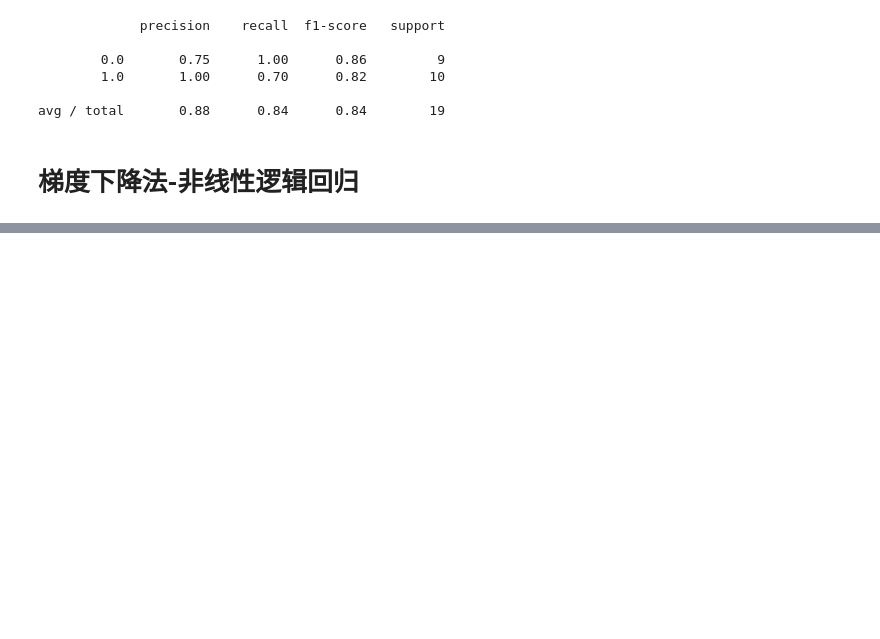
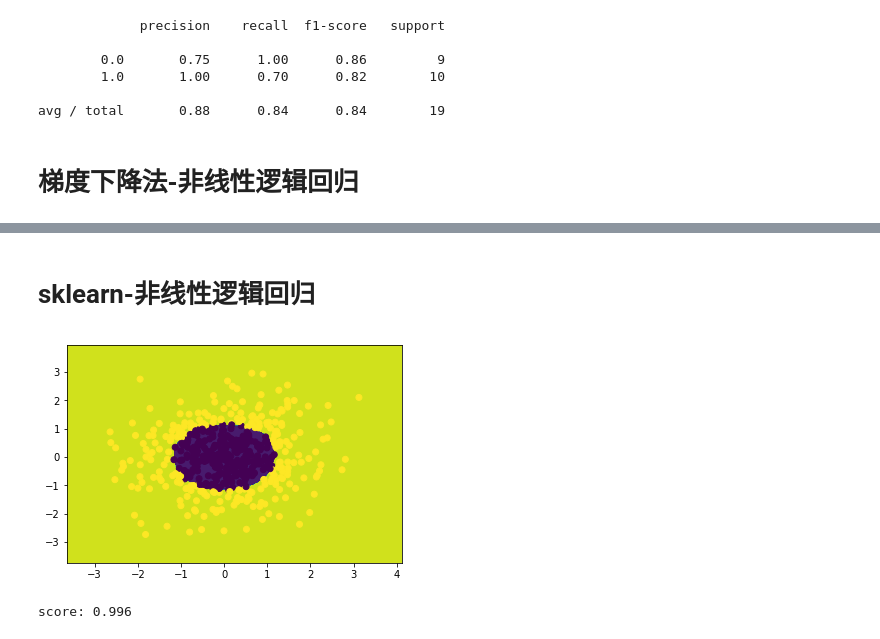
Before and after one commit to shivay-cheung/machine-learning, a Jupyter notebook: 8. 逻辑回归/逻辑回归.ipynb, the cells around one changed output, grey strips where cells are left out. Saved outputs shown, nothing was run; the diff lists cells and outputs as text; code cells hidden in the pictures; blank space fills up the shorter version.

```diff
--- a/8. 逻辑回归/逻辑回归.ipynb
+++ b/8. 逻辑回归/逻辑回归.ipynb
@@ -313,0 +314,73 @@ avg / total       1.00      1.00      1.00        19
+# %% [markdown]
+# sklearn-非线性逻辑回归
+# %%
+import numpy as np
+import matplotlib.pyplot as plt
+from sklearn import linear_model
+from sklearn.datasets import make_gaussian_quantiles
+from sklearn.preprocessing import PolynomialFeatures
+
+#生成2维正态分布，生成的数据按分位数分为两类，500个样本，2个样本特征
+#可以生成两类或多类数据
+x_data,y_data = make_gaussian_quantiles(n_samples=500,n_features=2,n_classes=2)
+
+#获取数据所在的范围
+x_min,x_max = x_data[:,0].min()-1,x_data[:,0].max()+1
+y_min,y_max = x_data[:,1].min()-1,x_data[:,1].max()+1
+
+#生成网格矩阵
+xx,yy = np.meshgrid(np.arange(x_min,x_max,0.02),
+                   np.arange(y_min,y_max,0.02))
+'''
+# x_data = np.array(x_data)
+# y_data = y_data[:,np.newaxis]
+# print(x_data.shape,y_data.shape)
+# XX_YY = np.concatenate((x_data,y_data),axis=1)
+
+# np.savetxt("new.csv",XX_YY,delimiter=',')
+'''
+
+# plt.scatter(x_data[:,0],x_data[:,1],c=y_data)
+# plt.show()
+
+#-----------------  创建线性逻辑回归模型 ----------------
+'''
+logistic = linear_model.LogisticRegression()
+logistic.fit(x_data,y_data)
+
+z = logistic.predict(np.c_[xx.ravel(),yy.ravel()])
+z = z.reshape(xx.shape)
+
+#等高线图
+cs = plt.contourf(xx,yy,z)
+
+#样本散点图
+plt.scatter(x_data[:,0],x_data[:,1],c=y_data)
+plt.show()
+
+print('score:\n',logistic.score(x_data,y_data))
+'''
+#---------------  创建多项式回归模型  degree调节多项式的特征 ---------------
+poly_reg = PolynomialFeatures(degree=5)
+#特征处理
+x_poly = poly_reg.fit_transform(x_data)
+#定义多项式回归模型
+logistic = linear_model.LogisticRegression()
+#训练模型
+logistic.fit(x_poly,y_data)
+
+#利用ravel方法 求z
+z = logistic.predict(poly_reg.fit_transform(np.c_[xx.ravel(),yy.ravel()]))
+z = z.reshape(xx.shape)
+
+#画等高线图
+cs = plt.contourf(xx,yy,z)
+
+#画样本散点图
+plt.scatter(x_data[:,0],x_data[:,1],c=y_data)
+plt.show()
+
+print('score:',logistic.score(x_poly,y_data))
+# %% [output]
+[figure, added]
+score: 0.996
```
Also changed, not shown: parts of 1 cell of this notebook, 1 other file.
